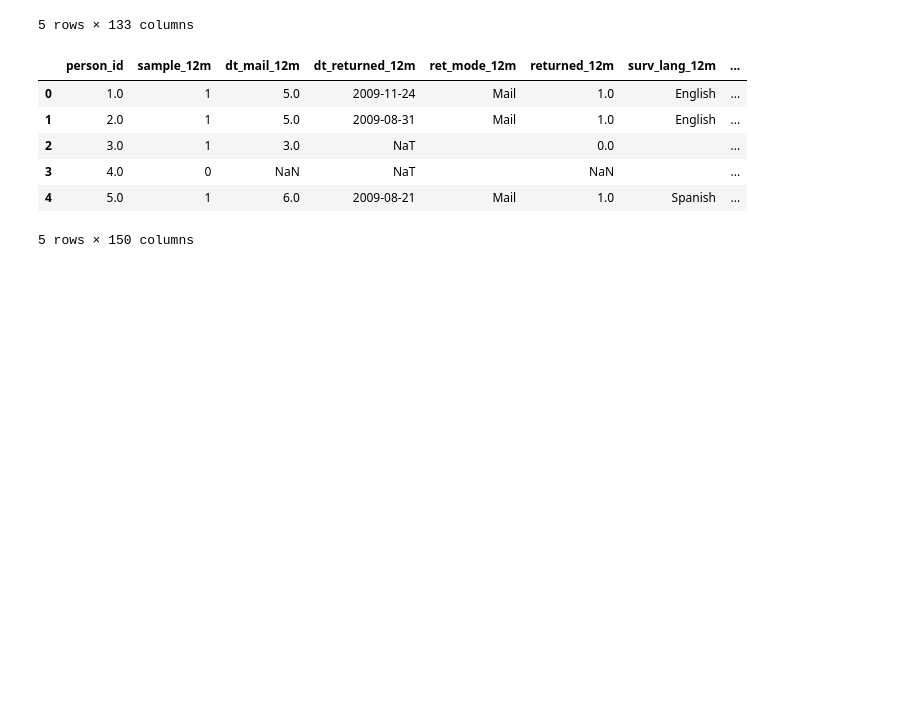
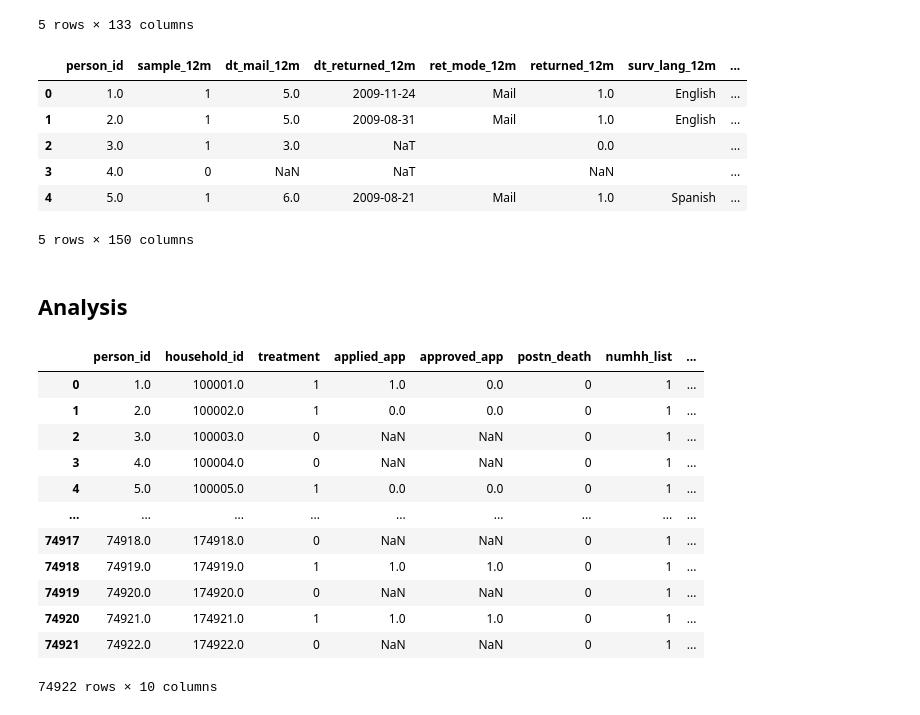
Before and after one commit to Yasmineouattara/ML_for_Econ_Final_Project, a Jupyter notebook: Notebook_Tim.ipynb, the cells around one changed output. Drawn from its saved outputs; the diff is of its cells as text; code cells hidden in the pictures; blank space fills up the shorter version.

```diff
--- a/Notebook_Tim.ipynb
+++ b/Notebook_Tim.ipynb
@@ -117,3 +119,5 @@ survey12_data.head(5)
 | 3 | 4.0 | 0 | NaN | NaT |  | NaN |  | ... |
 | 4 | 5.0 | 1 | 6.0 | 2009-08-21 | Mail | 1.0 | Spanish | ... |
 5 rows × 150 columns
+# %% [markdown]
+## Analysis
@@ -119,0 +126,16 @@ survey12_data.head(5)
+# %%
+des_subdata
+# %% [output]
+|  | person_id | household_id | treatment | applied_app | approved_app | postn_death | numhh_list | ... |
+| 0 | 1.0 | 100001.0 | 1 | 1.0 | 0.0 | 0 | 1 | ... |
+| 1 | 2.0 | 100002.0 | 1 | 0.0 | 0.0 | 0 | 1 | ... |
+| 2 | 3.0 | 100003.0 | 0 | NaN | NaN | 0 | 1 | ... |
+| 3 | 4.0 | 100004.0 | 0 | NaN | NaN | 0 | 1 | ... |
+| 4 | 5.0 | 100005.0 | 1 | 0.0 | 0.0 | 0 | 1 | ... |
+| ... | ... | ... | ... | ... | ... | ... | ... | ... |
+| 74917 | 74918.0 | 174918.0 | 0 | NaN | NaN | 0 | 1 | ... |
+| 74918 | 74919.0 | 174919.0 | 1 | 1.0 | 1.0 | 0 | 1 | ... |
+| 74919 | 74920.0 | 174920.0 | 0 | NaN | NaN | 0 | 1 | ... |
+| 74920 | 74921.0 | 174921.0 | 1 | 1.0 | 1.0 | 0 | 1 | ... |
+| 74921 | 74922.0 | 174922.0 | 0 | NaN | NaN | 0 | 1 | ... |
+74922 rows × 10 columns
```
Also changed, not shown: parts of 5 cells of this notebook.
